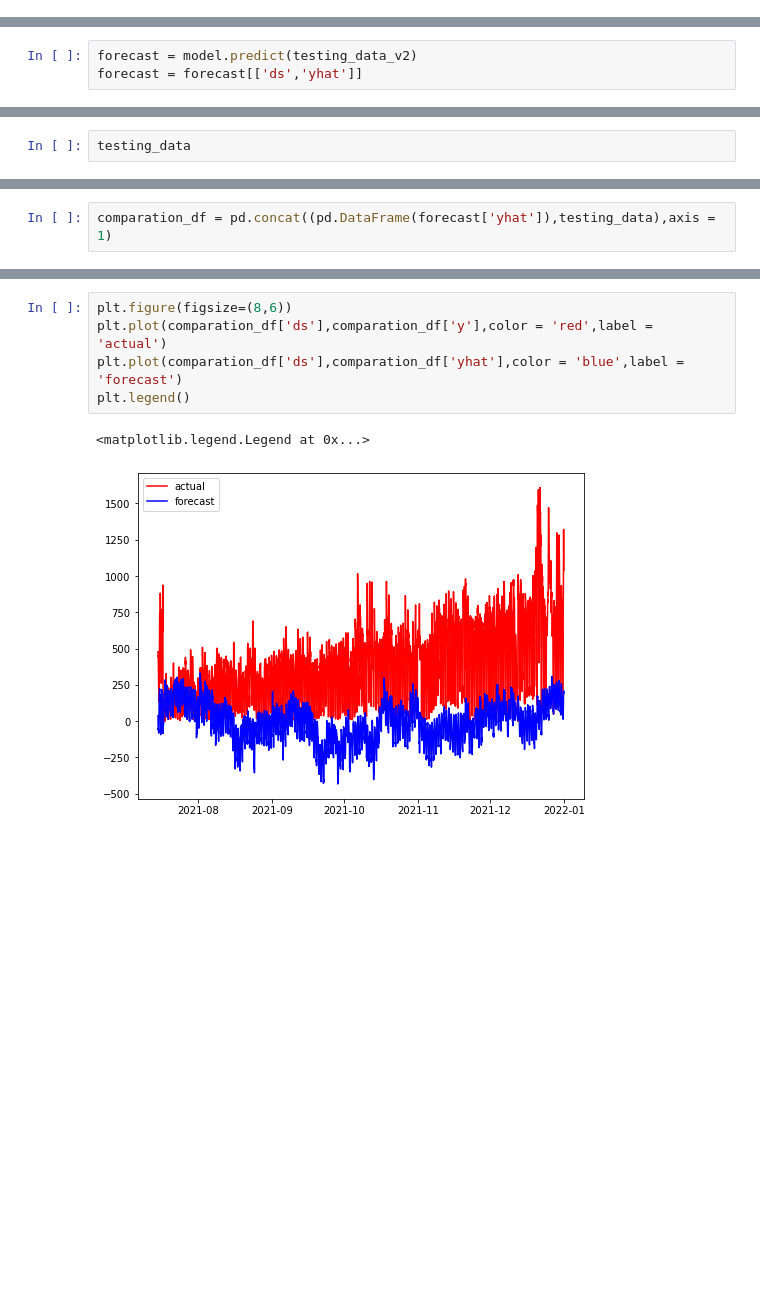
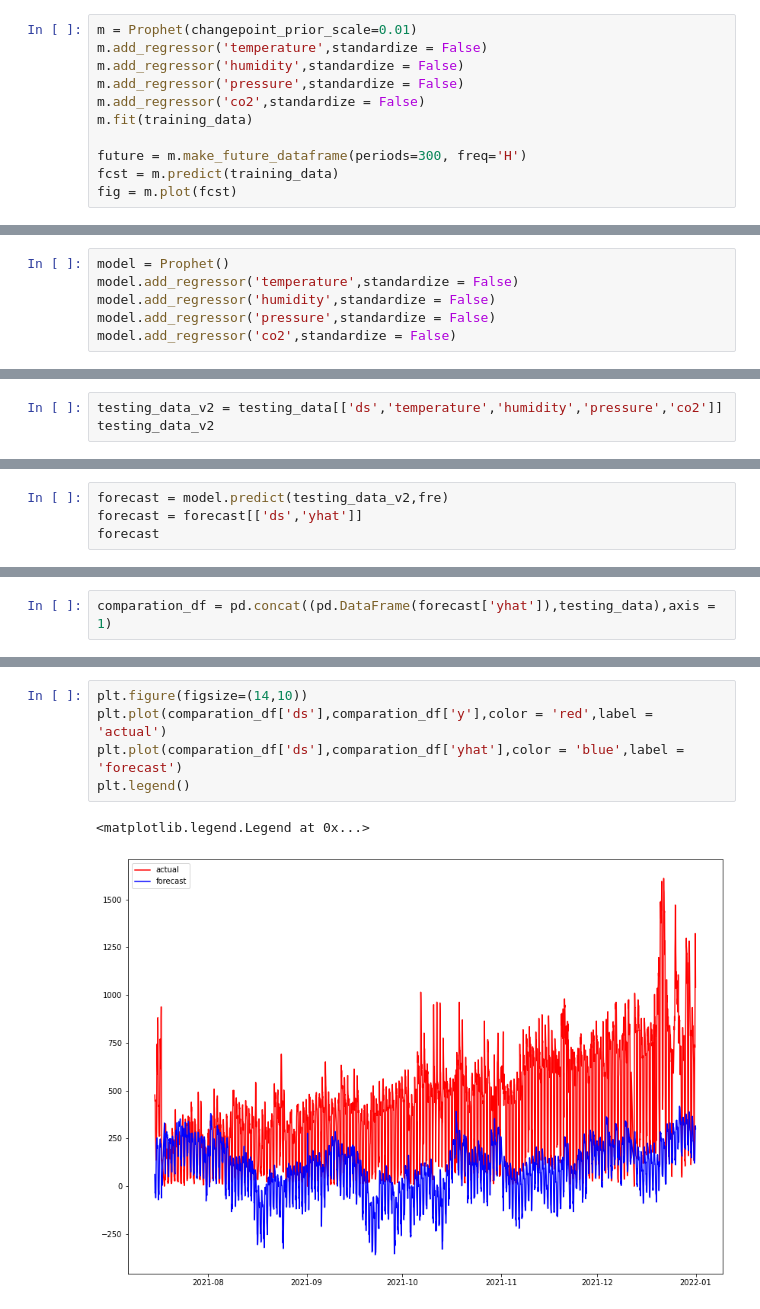
Before and after one commit to ValdoMpinga/rnhealth-scripts, a Jupyter notebook: Prophet/D003/D003_Prophet.ipynb, the cells around one changed output, grey strips where cells are left out. Drawn from its saved outputs; the diff is of its cells as text; blank space fills up the shorter version.

```diff
--- a/Prophet/D003/D003_Prophet.ipynb
+++ b/Prophet/D003/D003_Prophet.ipynb
@@ -105,0 +118,11 @@ model.add_regressor('CO2',standardize = False)
+# %%
+m = Prophet(changepoint_prior_scale=0.01)
+m.add_regressor('temperature',standardize = False)
+m.add_regressor('humidity',standardize = False)
+m.add_regressor('pressure',standardize = False)
+m.add_regressor('co2',standardize = False)
+m.fit(training_data)
+
+future = m.make_future_dataframe(periods=300, freq='H')
+fcst = m.predict(training_data)
+fig = m.plot(fcst)
@@ -105,0 +163,6 @@ model.add_regressor('CO2',standardize = False)
+# %%
+model = Prophet()
+model.add_regressor('temperature',standardize = False)
+model.add_regressor('humidity',standardize = False)
+model.add_regressor('pressure',standardize = False)
+model.add_regressor('co2',standardize = False)
@@ -110,3 +223,3 @@ model.fit(training_data)
 # %%
-forecast = model.predict(testing_data_v2)
-forecast = forecast[['ds','yhat']]
+testing_data_v2 = testing_data[['ds','temperature','humidity','pressure','co2']]
+testing_data_v2
@@ -113,3 +240,5 @@ forecast = forecast[['ds','yhat']]
 # %%
-testing_data
+forecast = model.predict(testing_data_v2,fre)
+forecast = forecast[['ds','yhat']]
+forecast
 # %% [output]
@@ -162,9 +275,9 @@ comparation_df
 4005 rows × 7 columns
 # %%
-plt.figure(figsize=(8,6))
+plt.figure(figsize=(14,10))
 plt.plot(comparation_df['ds'],comparation_df['y'],color = 'red',label = 'actual')
 plt.plot(comparation_df['ds'],comparation_df['yhat'],color = 'blue',label = 'forecast')
 plt.legend()
 # %% [output]
 <matplotlib.legend.Legend at 0x...>
-[figure, old version]
+[figure, new version]
```
Also changed, not shown: parts of 22 cells of this notebook, 9 other files.
